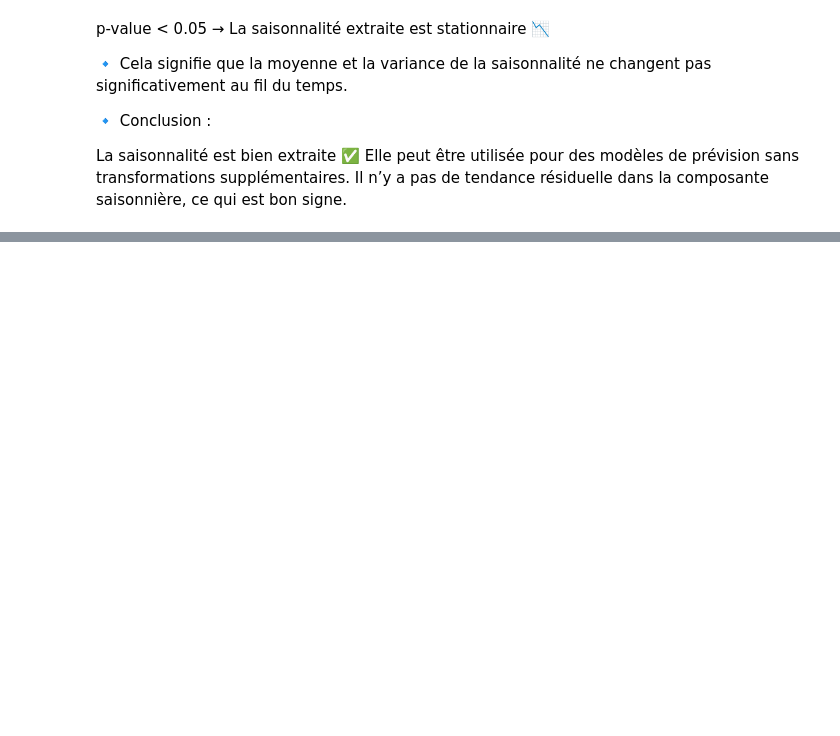
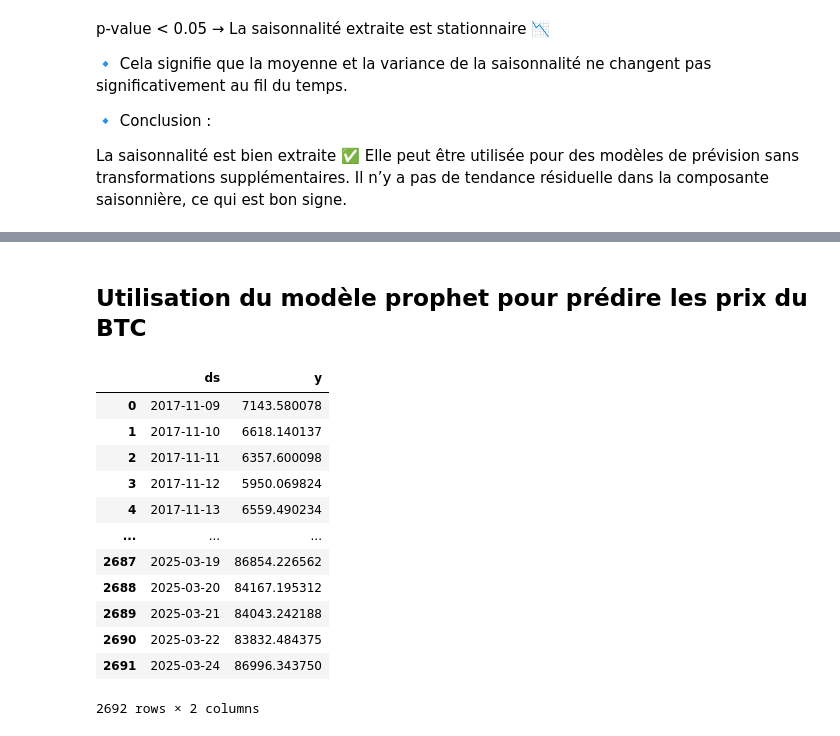
Before and after one commit to donaldseddy/Analyse-comparative-entre-Bitcoin-et-Ethereum, a Jupyter notebook: notebooks/data_collection.ipynb, the cells around one changed output, grey strips where cells are left out. Saved outputs shown, nothing was run; the diff lists cells and outputs as text; code cells hidden in the pictures; blank space fills up the shorter version.

```diff
--- a/notebooks/data_collection.ipynb
+++ b/notebooks/data_collection.ipynb
@@ -277,0 +292,24 @@ adf_test
+# %% [markdown]
+## Utilisation du modèle prophet pour prédire les prix du BTC
+# %%
+data_prophet = data.reset_index()
+#selectionner 'date et' et 'BTC_Close' pour le modèle prophet
+
+data_prophet = data_prophet[['Date', 'BTC_Close']]
+data_prophet.columns = ['ds', 'y']
+data_prophet['ds'] = pd.to_datetime(data_prophet['ds']).dt.date
+data_prophet
+# %% [output]
+|  | ds | y |
+| 0 | 2017-11-09 | 7143.580078 |
+| 1 | 2017-11-10 | 6618.140137 |
+| 2 | 2017-11-11 | 6357.600098 |
+| 3 | 2017-11-12 | 5950.069824 |
+| 4 | 2017-11-13 | 6559.490234 |
+| ... | ... | ... |
+| 2687 | 2025-03-19 | 86854.226562 |
+| 2688 | 2025-03-20 | 84167.195312 |
+| 2689 | 2025-03-21 | 84043.242188 |
+| 2690 | 2025-03-22 | 83832.484375 |
+| 2691 | 2025-03-24 | 86996.343750 |
+2692 rows × 2 columns
```
Also changed, not shown: parts of 15 cells of this notebook, 1 other file.
